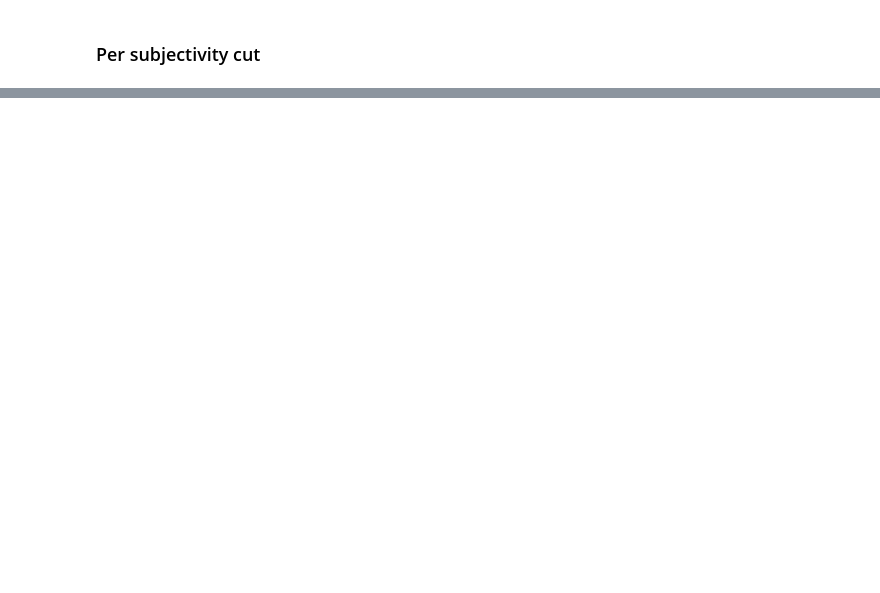
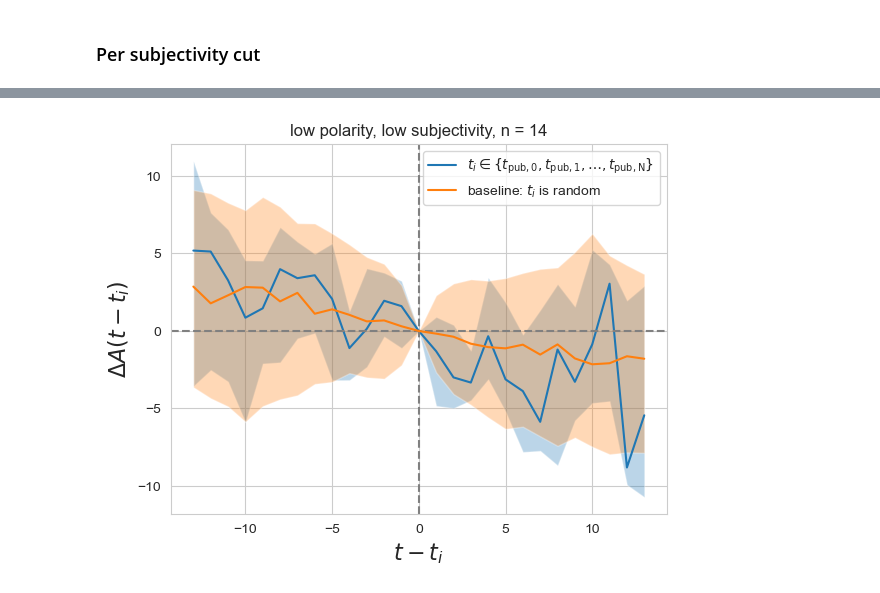
Before and after one commit to zhafen/markets-and-the-media, a Jupyter notebook: exploratory_data_analysis/visualize.ipynb, the cells around one changed output, grey strips where cells are left out. Saved outputs shown, nothing was run; the diff lists cells and outputs as text; code cells hidden in the pictures; blank space fills up the shorter version.

```diff
--- a/exploratory_data_analysis/visualize.ipynb
+++ b/exploratory_data_analysis/visualize.ipynb
@@ -792,7 +809,7 @@ for group_key in stacked_subjectivity.groups.keys():
         label = (
             r'subjectivity $\in$ '
             + str( group_key )
-            + ', n = {}'.format( len( media_data_subjectivity.get_group( group_key ) ) )
+            + ', n = {}'.format( media_data_subjectivity_counts.loc[group_key] )
         )
     )
 
@@ -804,0 +823,86 @@ for group_key in stacked_subjectivity.groups.keys():
+# %%
+for group_key in stacked_combined.groups.keys():
+
+    group = stacked_combined.get_group( group_key )
+
+    bsrs = {}
+    bsr_randoms = {}
+    for stat_key, stat_fn in binned_stats.items():
+
+        bsrs[stat_key] = scipy.stats.binned_statistic(
+            group['t_rel_tpub'],
+            group['adj_close_diff'],
+            statistic = stat_fn,
+            bins = time_bins,
+        )
+
+        bsr_random = scipy.stats.binned_statistic(
+            random['t_rel_trand'],
+            random['adj_close_diff'],
+            statistic = stat_fn,
+            bins = time_bins,
+        )
+        # Invalid bins
+        bsr_random.statistic[0] = np.nan
+        bsr_random.statistic[-1] = np.nan
+        bsr_randoms[stat_key] = bsr_random
+
+    fig = plt.figure()
+    ax = plt.gca()
+
+    ax.plot(
+        time_centers,
+        bsrs['median'].statistic,
+        label = r'$t_i \in \{ t_{\rm pub,0}, t_{\rm pub,1}, \ldots, t_{\rm pub,N} \}$'
+    )
+    ax.fill_between(
+        time_centers,
+        bsrs['16th percentile'].statistic,
+        bsrs['84th percentile'].statistic,
+        alpha = 0.3,
+    )
+
+    ax.axvline(
+        0,
+        color = '0.5',
+        linestyle = '--',
+    )
+    ax.axhline(
+        0,
+        color = '0.5',
+        linestyle = '--',
+    )
+
+    ax.plot(
+        time_centers,
+        bsr_randoms['median'].statistic,
+        label = r'baseline: $t_i$ is random',
+    )
+    ax.fill_between(
+        time_centers,
+        bsr_randoms['16th percentile'].statistic,
+        bsr_randoms['84th percentile'].statistic,
+        alpha = 0.3,
+    )
+
+    ax.set_xlabel(
+        r'$t - t_i$',
+        fontsize = 16
+    )
+
+    ax.set_ylabel(
+        r'$\Delta A(t - t_i)$',
+        fontsize = 16
+    )
+
+    ax.set_title(
+        label = '{} polarity, {} subjectivity, n = {}'.format(
+            pm['cuts'][group_key[0]],
+            pm['cuts'][group_key[1]],
+            len( media_data_combined.get_group( group_key ) )
+        )
+    )
+
+    ax.legend()
+# %% [output]
+[figure, added]
```
Also changed, not shown: parts of 17 cells of this notebook.
